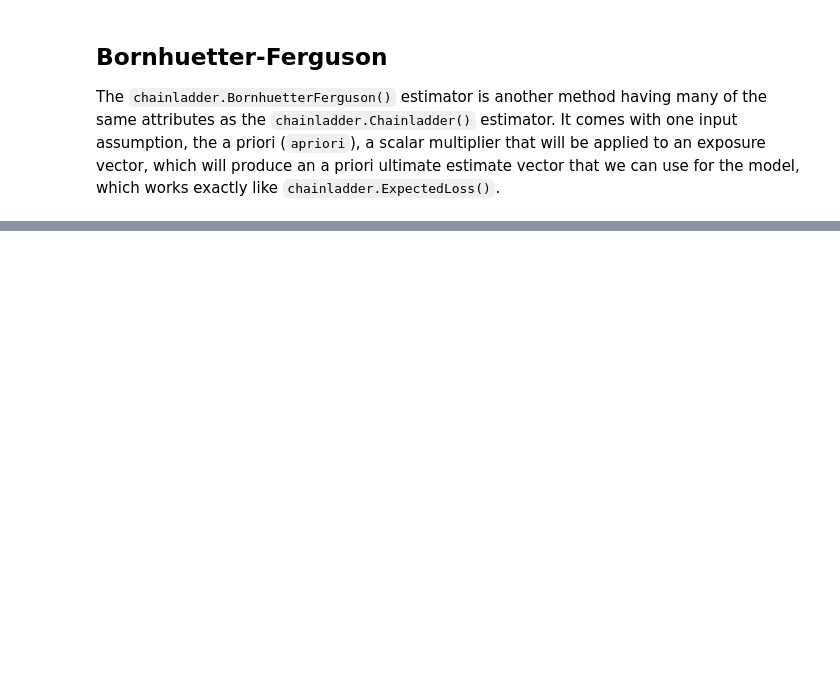
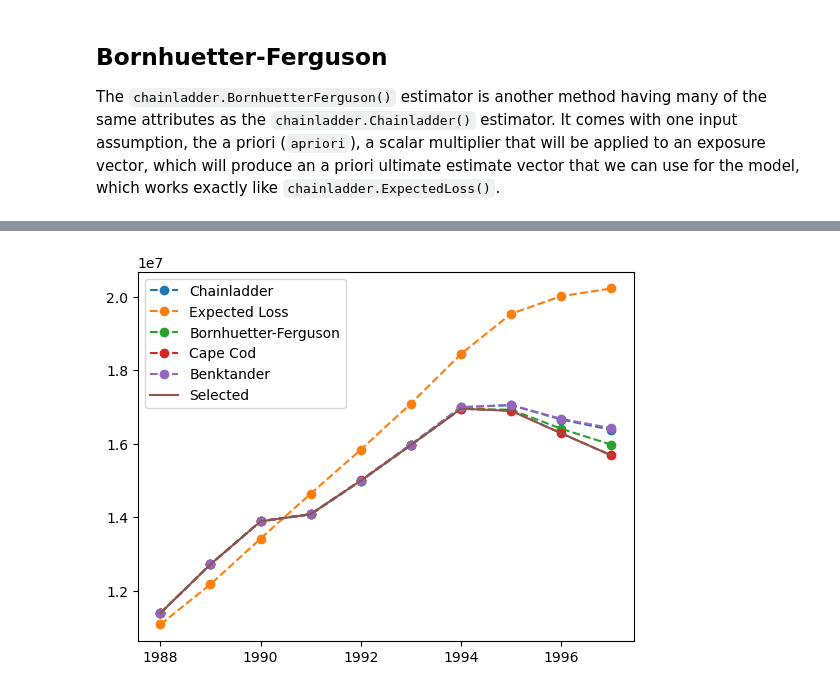
Before and after one commit to genedan/cl-practitioners-guide, a Jupyter notebook: chapter 2/chainladder-python tutorials.ipynb, the cells around one changed output, grey strips where cells are left out. Drawn from its saved outputs; the diff is of its cells as text; code cells hidden in the pictures; blank space fills up the shorter version.

```diff
--- a/chapter 2/chainladder-python tutorials.ipynb
+++ b/chapter 2/chainladder-python tutorials.ipynb
@@ -982,0 +1194,6 @@ The `chainladder.Benktander()` method is similar to the Bornhuetter-Ferguson met
+# %%
+cl_mod = cl.Chainladder()
+el_mod = cl.ExpectedLoss(apriori=0.8)
+bf_mod = cl.BornhuetterFerguson(apriori=0.8)
+cc_mod = cl.CapeCod(decay=1, trend=0.05)
+bk_mod = cl.Benktander(apriori=0.8, n_iters=2)
@@ -982,0 +1214,3 @@ The `chainladder.Benktander()` method is similar to the Bornhuetter-Ferguson met
+# %%
+sample_weight = clrd["EarnedPremNet"].sum().latest_diagonal
+sample_weight
@@ -982,0 +1231,11 @@ The `chainladder.Benktander()` method is similar to the Bornhuetter-Ferguson met
+# %%
+model_weights = np.array(
+    [[0.6, 0.0, 0.2, 0.2, 0.0]] * 4
+    + [[0.0, 0.0, 0.5, 0.5, 0.0]] * 3
+    + [[0.0, 0.0, 0.0, 1.0, 0.0]] * 3
+)
+
+vot_mod = cl.VotingChainladder(estimators=estimators, weights=model_weights).fit(
+    clrd["IncurLoss"].sum(), sample_weight=sample_weight
+)
+vot_mod.ultimate_
@@ -982,0 +1273,63 @@ The `chainladder.Benktander()` method is similar to the Bornhuetter-Ferguson met
+# %%
+loss_data = clrd["IncurLoss"].sum()
+
+import matplotlib.pyplot as plt
+
+plt.plot(
+    cl_mod.fit(loss_data).ultimate_.to_frame(origin_as_datetime=True).index.year,
+    cl_mod.fit(loss_data).ultimate_.to_frame(origin_as_datetime=True),
+    label="Chainladder",
+    linestyle="dashed",
+    marker="o",
+)
+plt.plot(
+    el_mod.fit(loss_data, sample_weight=sample_weight)
+    .ultimate_.to_frame(origin_as_datetime=True)
+    .index.year,
+    el_mod.fit(loss_data, sample_weight=sample_weight).ultimate_.to_frame(
+        origin_as_datetime=True
+    ),
+    label="Expected Loss",
+    linestyle="dashed",
+    marker="o",
+)
+plt.plot(
+    bf_mod.fit(loss_data, sample_weight=sample_weight)
+    .ultimate_.to_frame(origin_as_datetime=True)
+    .index.year,
+    bf_mod.fit(loss_data, sample_weight=sample_weight).ultimate_.to_frame(
+        origin_as_datetime=True
+    ),
+    label="Bornhuetter-Ferguson",
+    linestyle="dashed",
+    marker="o",
+)
+plt.plot(
+    cc_mod.fit(loss_data, sample_weight=sample_weight)
+    .ultimate_.to_frame(origin_as_datetime=True)
+    .index.year,
+    cc_mod.fit(loss_data, sample_weight=sample_weight).ultimate_.to_frame(
+        origin_as_datetime=True
+    ),
+    label="Cape Cod",
+    linestyle="dashed",
+    marker="o",
+)
+plt.plot(
+    bk_mod.fit(loss_data, sample_weight=sample_weight)
+    .ultimate_.to_frame(origin_as_datetime=True)
+    .index.year,
+    bk_mod.fit(loss_data, sample_weight=sample_weight).ultimate_.to_frame(
+        origin_as_datetime=True
+    ),
+    label="Benktander",
+    linestyle="dashed",
+    marker="o",
+)
+plt.plot(
+    vot_mod.ultimate_.to_frame(origin_as_datetime=True).index.year,
+    vot_mod.ultimate_.to_frame(origin_as_datetime=True),
+    label="Selected",
+)
+plt.legend(loc="best")
+# %% [output]
@@ -982,0 +1337 @@ The `chainladder.Benktander()` method is similar to the Bornhuetter-Ferguson met
+[figure, added]
```
Also changed, not shown: parts of 83 cells of this notebook.
